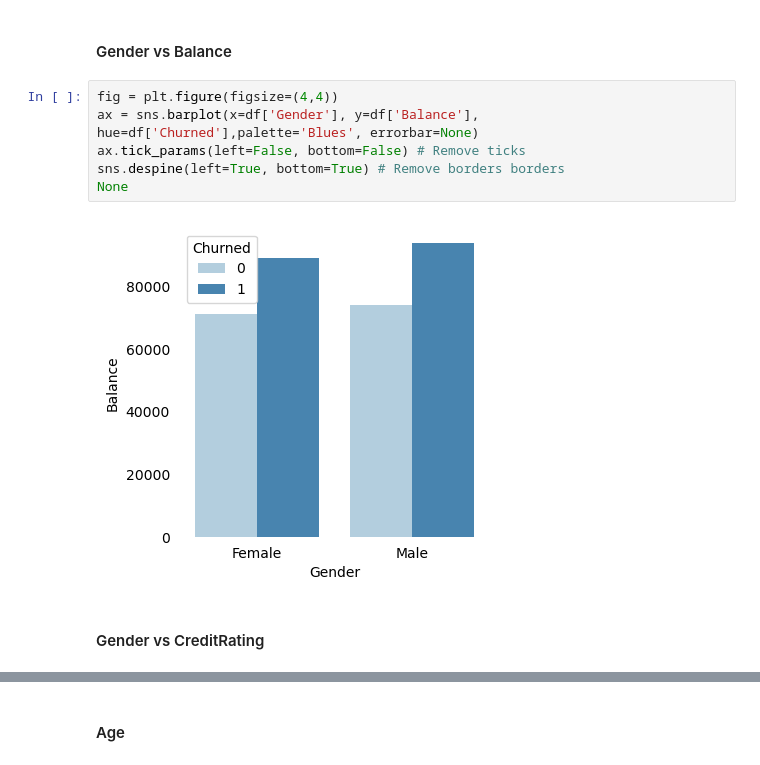
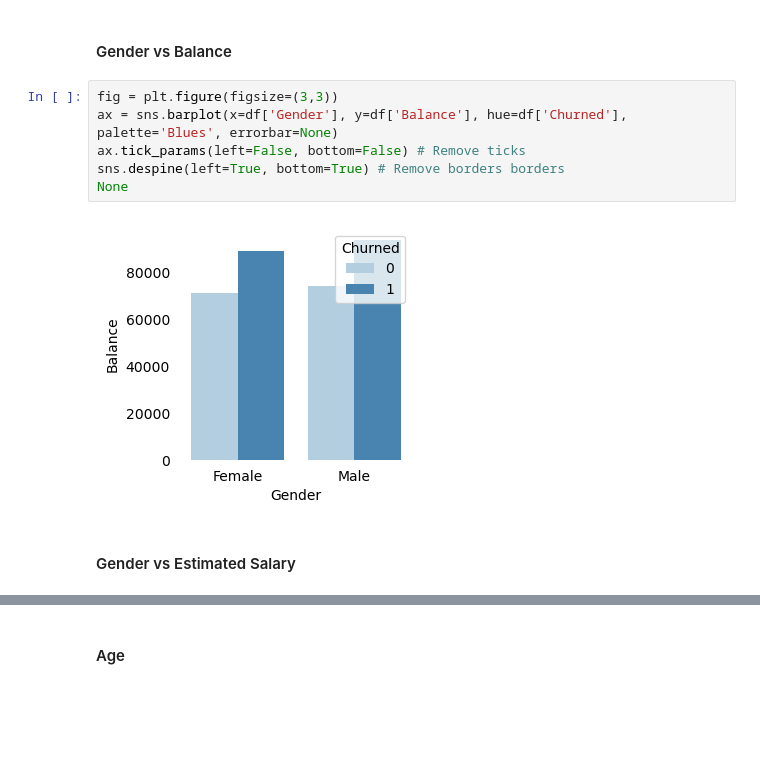
Before and after one commit to aprilhong/bankchurn, a Jupyter notebook: bank_churn_notebook.ipynb, the cells around one changed output, grey strips where cells are left out. Saved outputs shown, nothing was run; the diff lists cells and outputs as text; blank space fills up the shorter version.

```diff
--- a/bank_churn_notebook.ipynb
+++ b/bank_churn_notebook.ipynb
@@ -527,12 +575,12 @@ Would there be any association between Gender and Balance?
 # %% [markdown]
 #### Gender vs Balance
 # %%
-fig = plt.figure(figsize=(4,4))
-ax = sns.barplot(x=df['Gender'], y=df['Balance'], hue=df['Churned'],palette='Blues', errorbar=None)
+fig = plt.figure(figsize=(3,3))
+ax = sns.barplot(x=df['Gender'], y=df['Balance'], hue=df['Churned'], palette='Blues', errorbar=None)
 ax.tick_params(left=False, bottom=False) # Remove ticks
 sns.despine(left=True, bottom=True) # Remove borders borders
 None
 # %% [output]
-[figure, old version]
+[figure, new version]
 # %% [markdown]
-#### Gender vs CreditRating
+#### Gender vs Estimated Salary
```
Also changed, not shown: parts of 23 cells of this notebook.
